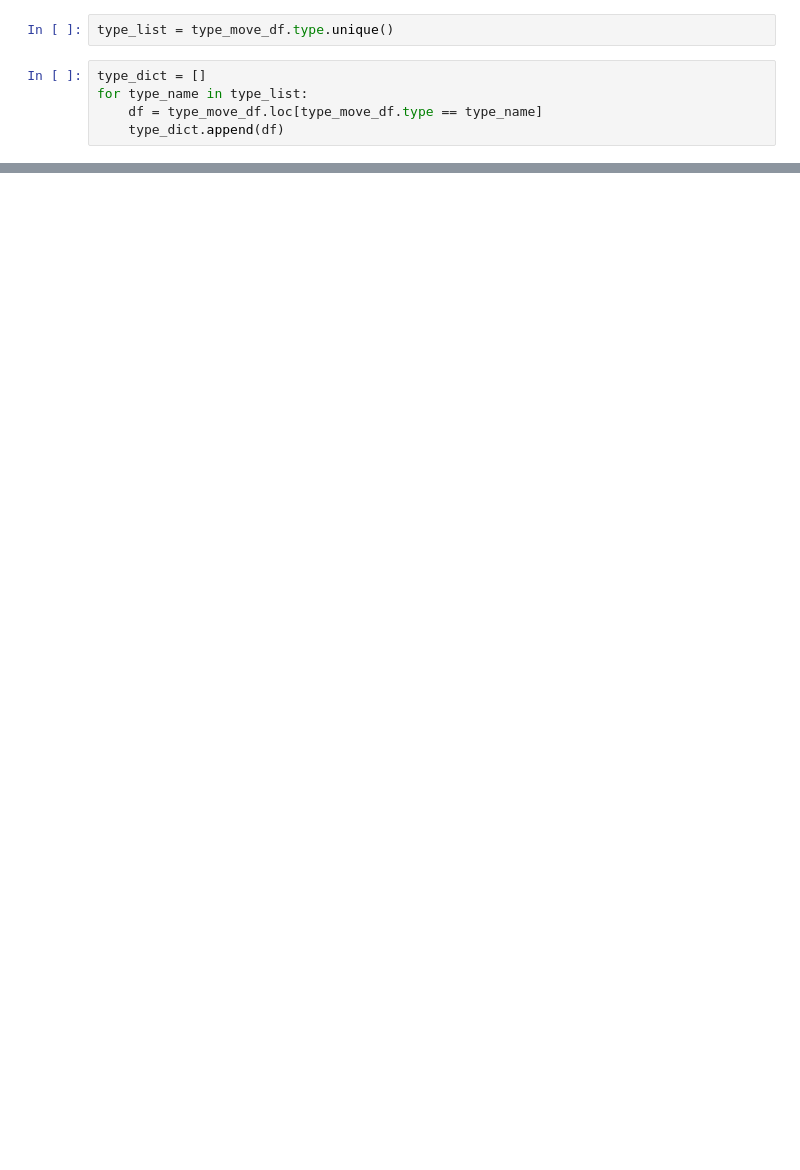
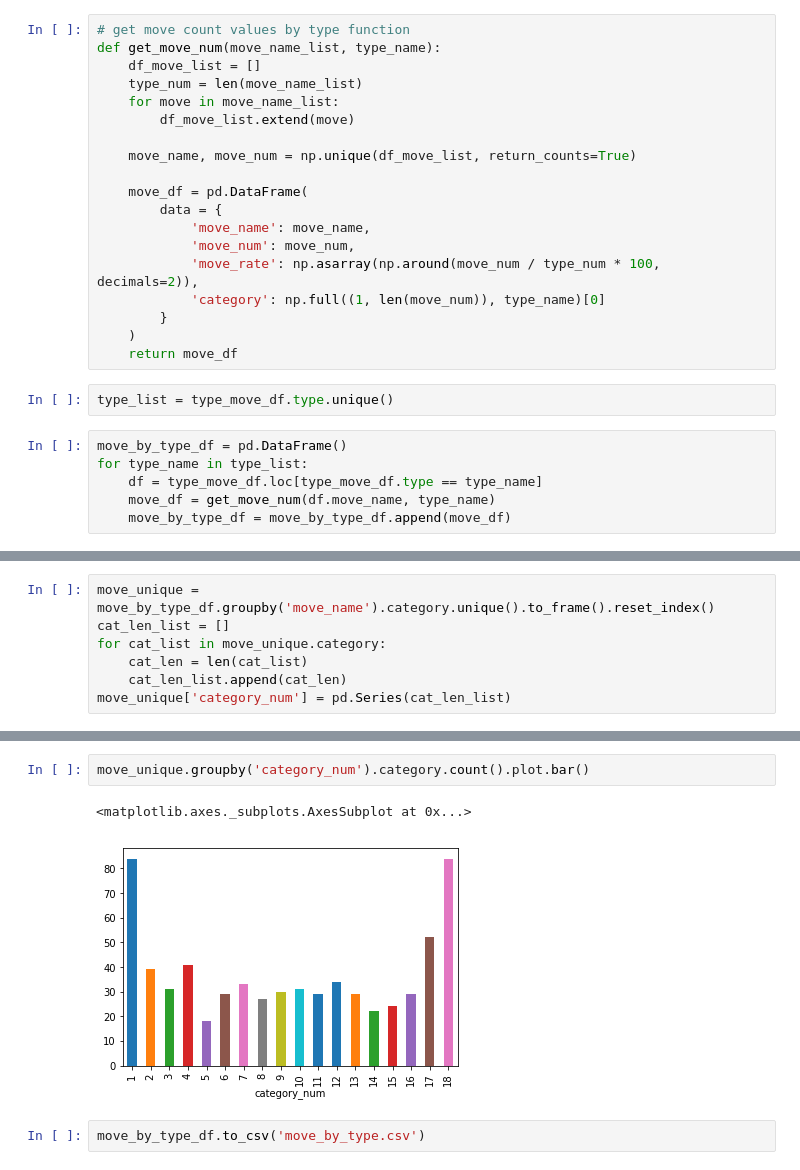
Before and after one commit to wd810/project-3, a Jupyter notebook: project-3/data/Pokemon Move.ipynb, the cells around one changed output, grey strips where cells are left out. Cells and saved outputs as stored; diff of their text form; blank space fills up the shorter version.

```diff
--- a/project-3/data/Pokemon Move.ipynb
+++ b/project-3/data/Pokemon Move.ipynb
@@ -492,10 +470,30 @@ move_num_merge.plot.scatter(x='move_num', y='accuracy')
 [figure]
 # %% [markdown]
 # Pokemon Move classed by Pokemon type
+# %%
+# get move count values by type function
+def get_move_num(move_name_list, type_name):
+    df_move_list = []
+    type_num = len(move_name_list)
+    for move in move_name_list:
+        df_move_list.extend(move)
+
+    move_name, move_num = np.unique(df_move_list, return_counts=True)
+
+    move_df = pd.DataFrame(
+        data = {
+            'move_name': move_name,
+            'move_num': move_num,
+            'move_rate': np.asarray(np.around(move_num / type_num * 100, decimals=2)),
+            'category': np.full((1, len(move_num)), type_name)[0]
+        }
+    )
+    return move_df
 # %%
 type_list = type_move_df.type.unique()
 # %%
-type_dict = []
+move_by_type_df = pd.DataFrame()
 for type_name in type_list:
     df = type_move_df.loc[type_move_df.type == type_name]
-    type_dict.append(df)
+    move_df = get_move_num(df.move_name, type_name)
+    move_by_type_df = move_by_type_df.append(move_df)
@@ -534,0 +502,7 @@ for type_df in type_dict:
+# %%
+move_unique = move_by_type_df.groupby('move_name').category.unique().to_frame().reset_index()
+cat_len_list = []
+for cat_list in move_unique.category:
+    cat_len = len(cat_list)
+    cat_len_list.append(cat_len)
+move_unique['category_num'] = pd.Series(cat_len_list)
@@ -534,0 +518,7 @@ for type_df in type_dict:
+# %%
+move_unique.groupby('category_num').category.count().plot.bar()
+# %% [output]
+<matplotlib.axes._subplots.AxesSubplot at 0x...>
+[figure, added]
+# %%
+move_by_type_df.to_csv('move_by_type.csv')
```
Also changed, not shown: parts of 20 cells of this notebook, 4 other files.
